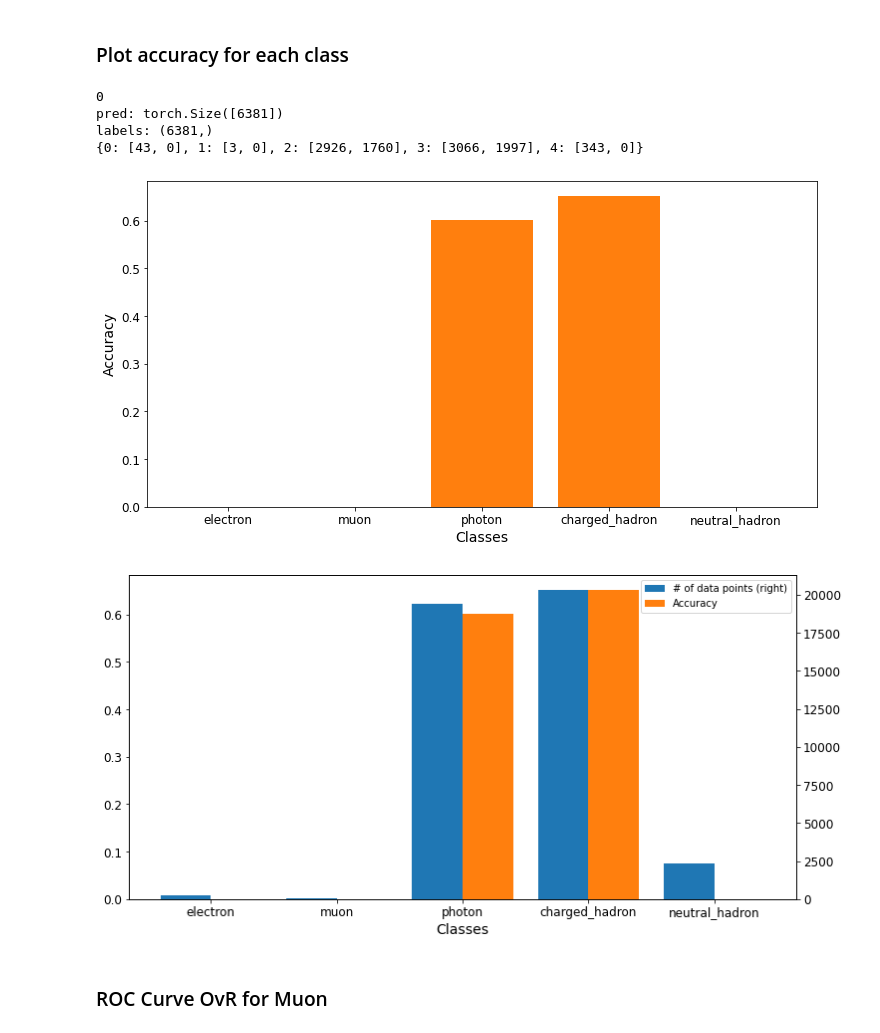
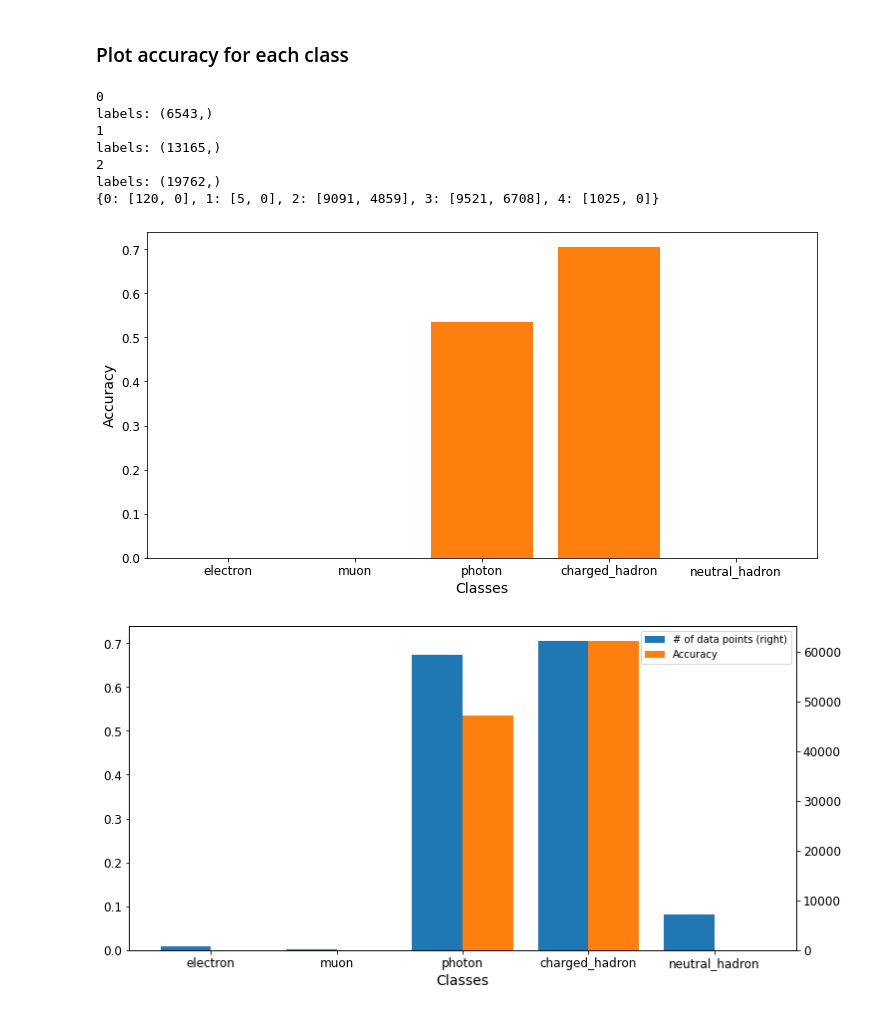
Before and after one commit to JavierZhao/semi-supervised-tests, a Jupyter notebook: Jupyter/ssl_tests_train_model.ipynb, the cells around one changed output. Saved outputs shown, nothing was run; the diff lists cells and outputs as text; code cells hidden in the pictures.

```diff
--- a/Jupyter/ssl_tests_train_model.ipynb
+++ b/Jupyter/ssl_tests_train_model.ipynb
@@ -264,0 +262,3 @@ out_norm = m(out)  # the predicted probabilities
+# %%
+for supervision_mask in supervision_mask_lst:
+    print(supervision_mask.shape)
@@ -264,0 +269,3 @@ out_norm = m(out)  # the predicted probabilities
+# %%
+for data in val_loader:
+    print(data.y.shape)
@@ -264,0 +283,3 @@ out_norm = m(out)  # the predicted probabilities
+# %%
+pred = torch.cat(pred_lst)
+print(pred.size()[0])
@@ -297,8 +320,8 @@ for i, data in enumerate(train_loader):
     if i == 0:
         labels_training = data.y[train_mask].cpu().numpy()
     else:
-        labels_training = np.concatenate(labels_training, data.y[train_mask].cpu().numpy())
+        labels_training = np.concatenate([labels_training, data.y[train_mask].cpu().numpy()])
 
-class_dict = plot_class_balance(classes, labels_training, PDG_CLASSES)
+class_dict = plot_class_balance(classes, labels_training, PDG_CLASSES, odir)
 # %% [output]
 0
@@ -316,20 +341,21 @@ sum(list(class_dict.values()))
 # %%
 for i, data in enumerate(val_loader):
     data = data.cuda()
+    supervision_mask = supervision_mask_lst[i]
     print(i)
     if i == 0:
         labels_val = data.y[supervision_mask].cpu().numpy()
     else:
-        labels_val = np.concatenate(labels_val, data.y[supervision_mask].cpu().numpy())
-    print(f"pred: {pred.shape}")
+        labels_val = np.concatenate([labels_val, data.y[supervision_mask].cpu().numpy()])
     print(f"labels: {labels_val.shape}")
-plot_class_balance_and_accuracy(class_dict, labels_val, PDG_CLASSES, pred)
+plot_class_balance_and_accuracy(class_dict, labels_val, PDG_CLASSES, pred, odir)
 # %% [output]
 0
-pred: torch.Size([6381])
-labels: (6381,)
-{0: [43, 0], 1: [3, 0], 2: [2926, 1760], 3: [3066, 1997], 4: [343, 0]}
+labels: (6543,)
+1
+labels: (13165,)
+2
+labels: (19762,)
+{0: [120, 0], 1: [5, 0], 2: [9091, 4859], 3: [9521, 6708], 4: [1025, 0]}
-[figure, old version]
+[figure, new version]
-[figure, old version]
+[figure, new version]
-# %% [markdown]
-### ROC Curve OvR for Muon
```
Also changed, not shown: parts of 23 cells of this notebook, 1 other file.
